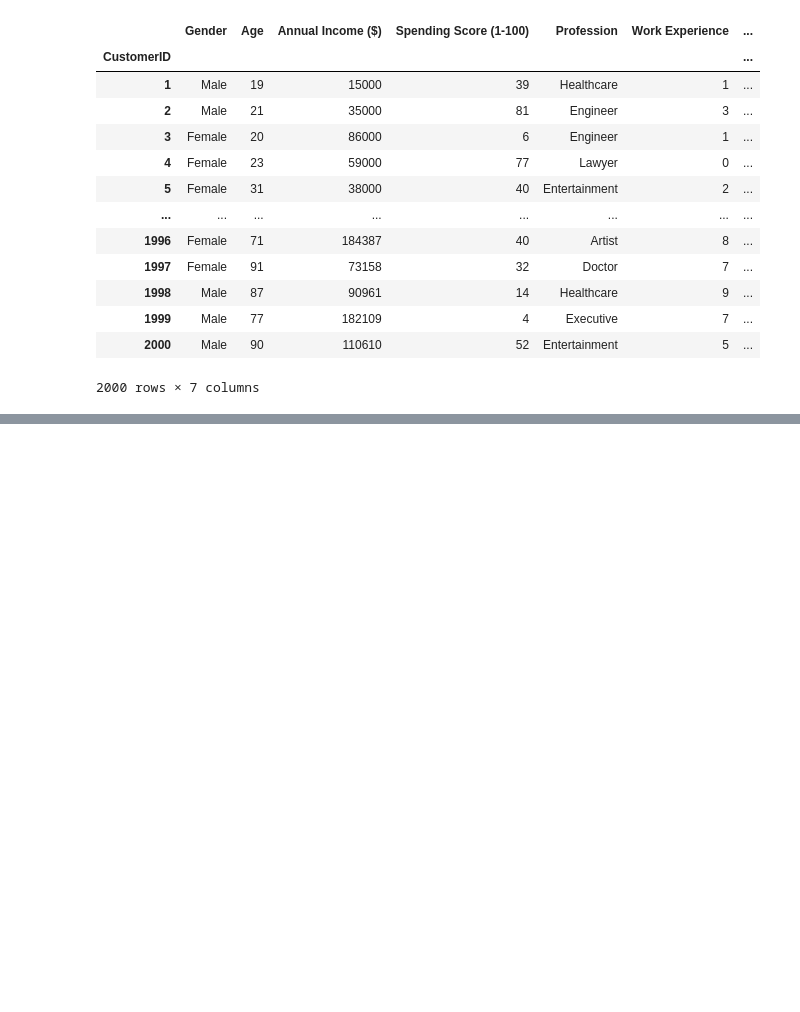
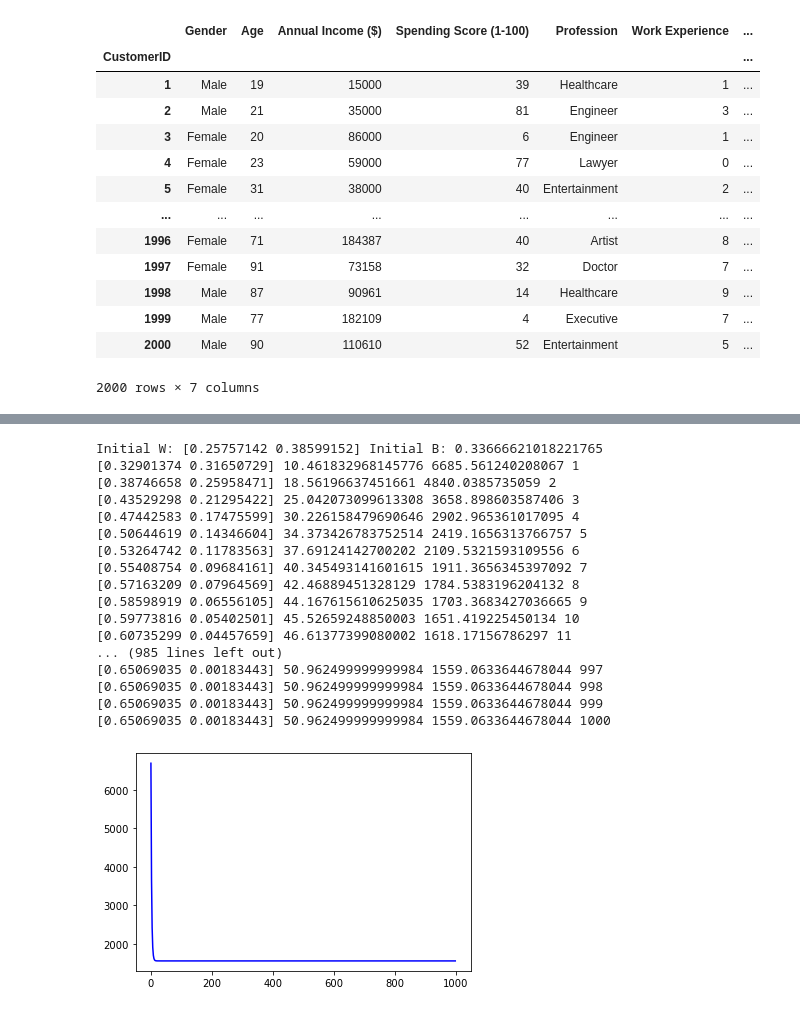
Before and after one commit to gaurav-karki2058/ML-Python, a Jupyter notebook: Linear_regression.ipynb, the cells around one changed output, grey strips where cells are left out. Drawn from its saved outputs; the diff is of its cells as text; code cells hidden in the pictures; blank space fills up the shorter version.

```diff
--- a/Linear_regression.ipynb
+++ b/Linear_regression.ipynb
@@ -357,5 +354,24 @@ correlation_matrix
 # %%
 
-predicted_w,predicted_b,cost_history=gradient_descent_calc([],X_train,[],Y_train,alpha=0.2,error_margin=0.01,iterations=1000)
-plt.plot([i for i in range(len(cost_history))],cost_history,'b')
-plt.show()
+# predicted_w,predicted_b,cost_history=gradient_descent_calc([],X_train,[],Y_train,alpha=0.2,error_margin=0.01,iterations=1000)
+# plt.plot([i for i in range(len(cost_history))],cost_history,'b')
+# plt.show()
+# %% [output]
+Initial W: [0.25757142 0.38599152] Initial B: 0.33666621018221765
+[0.32901374 0.31650729] 10.461832968145776 6685.561240208067 1
+[0.38746658 0.25958471] 18.56196637451661 4840.0385735059 2
+[0.43529298 0.21295422] 25.042073099613308 3658.898603587406 3
+[0.47442583 0.17475599] 30.226158479690646 2902.965361017095 4
+[0.50644619 0.14346604] 34.373426783752514 2419.1656313766757 5
+[0.53264742 0.11783563] 37.69124142700202 2109.5321593109556 6
+[0.55408754 0.09684161] 40.345493141601615 1911.3656345397092 7
+[0.57163209 0.07964569] 42.46889451328129 1784.5383196204132 8
+[0.58598919 0.06556105] 44.167615610625035 1703.3683427036665 9
+[0.59773816 0.05402501] 45.52659248850003 1651.419225450134 10
+[0.60735299 0.04457659] 46.61377399080002 1618.17156786297 11
+... (985 lines left out)
+[0.65069035 0.00183443] 50.962499999999984 1559.0633644678044 997
+[0.65069035 0.00183443] 50.962499999999984 1559.0633644678044 998
+[0.65069035 0.00183443] 50.962499999999984 1559.0633644678044 999
+[0.65069035 0.00183443] 50.962499999999984 1559.0633644678044 1000
+[figure, added]
```
Also changed, not shown: parts of 6 cells of this notebook.
